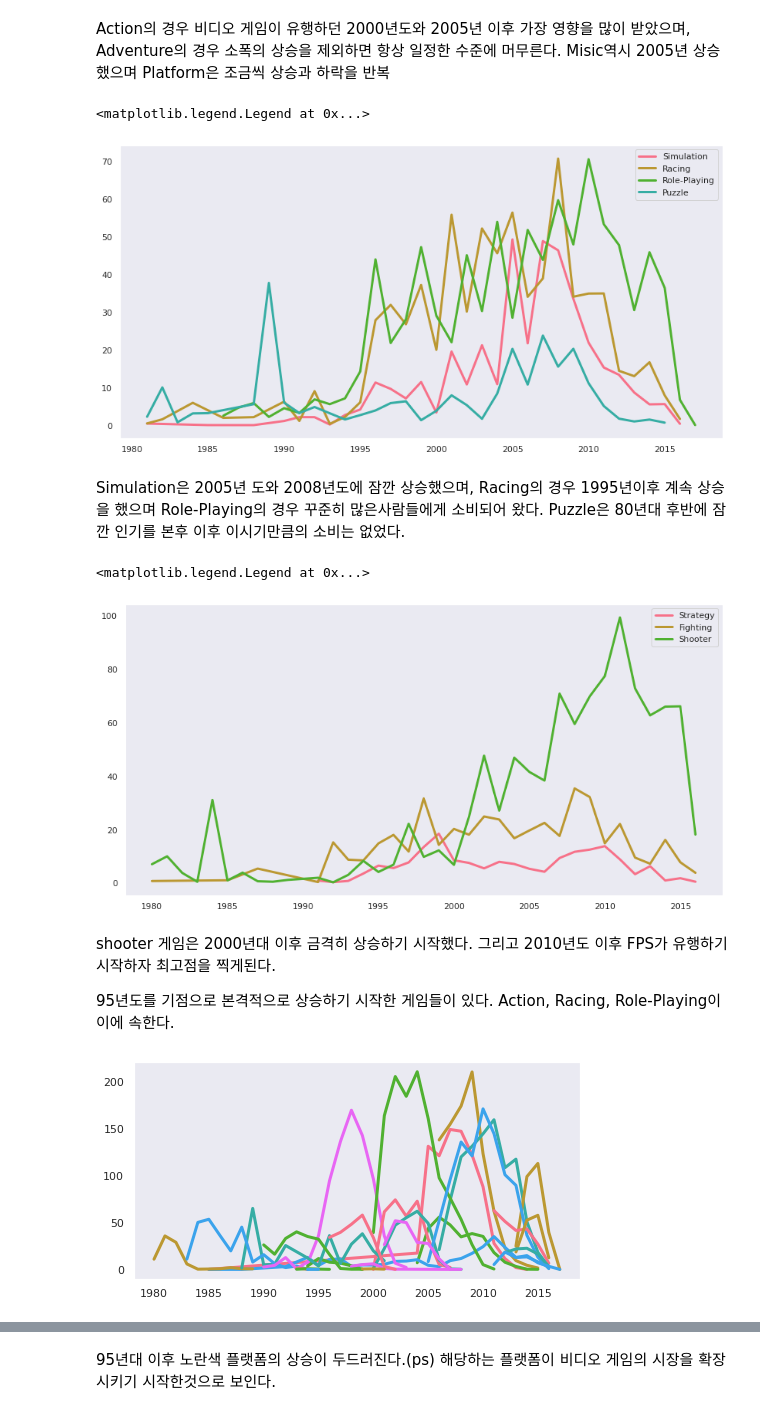
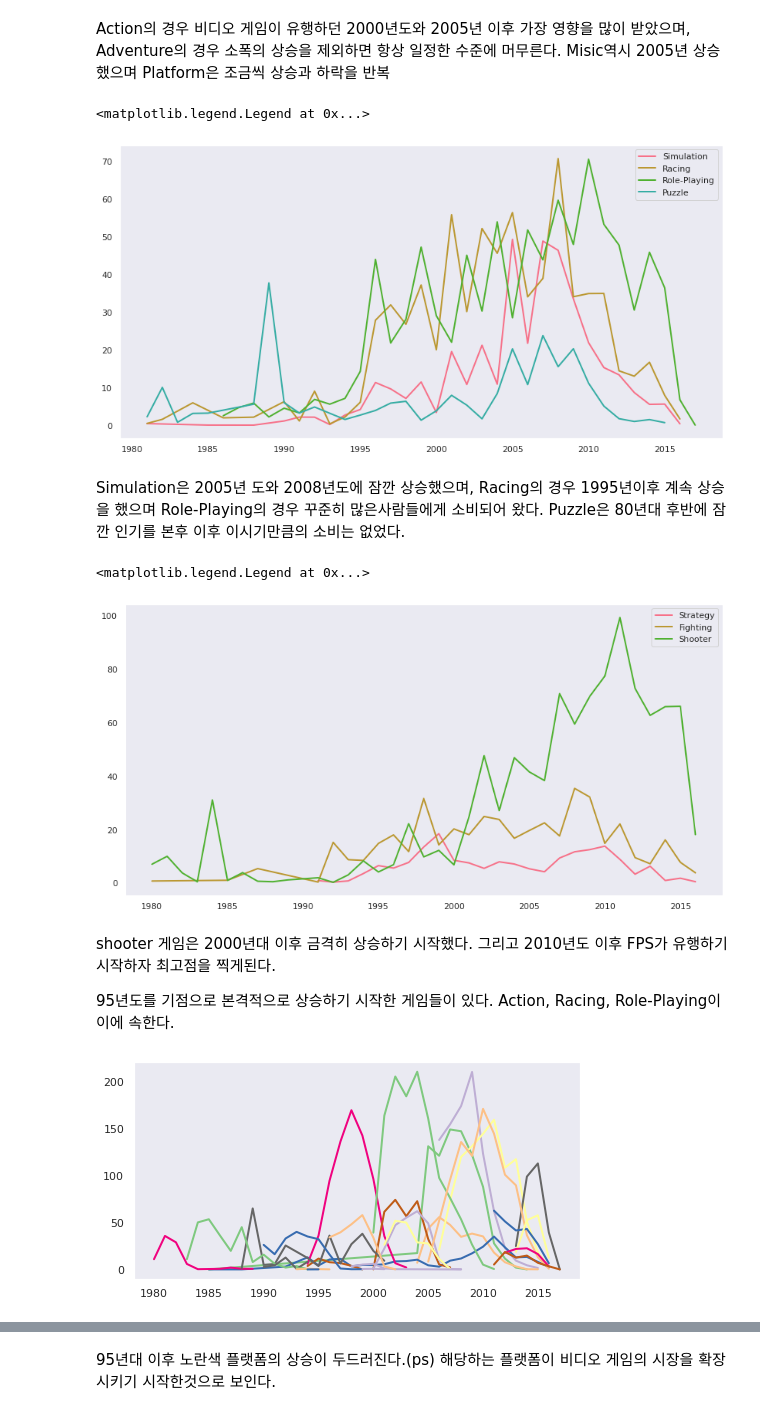
Before and after one commit to ljs7463/AnalysisProject, a Jupyter notebook: 개인프로젝트/3. VideoGame_analysis/Main.ipynb, the cells around one changed output, grey strips where cells are left out. Drawn from its saved outputs; the diff is of its cells as text; code cells hidden in the pictures.

```diff
--- a/개인프로젝트/3. VideoGame_analysis/Main.ipynb
+++ b/개인프로젝트/3. VideoGame_analysis/Main.ipynb
@@ -1139,7 +1135,7 @@ pd.DataFrame(dataset.groupby('Genre')['Total_Sales'].sum()).sort_values('Total_S
 # %%
 sizes =[1712.98, 1305.34, 1024.75, 901.51, 827.99, 779.70, 722.55, 443.54,]
 labels = ['Action', 'Sports', 'Shooter', 'Role-Playing', 'Platform', 'Misc', 'Racing', 'Fighting']
-sns.set_palette('husl')
+sns.set_palette('coolwarm')
 
 fig, ax = plt.subplots()
 patches, texts, autotexts = ax.pie(sizes,
@@ -1157,7 +1153,7 @@ genre_list = list(dataset['Genre'].unique())[:4]
 sns.set_palette('husl')
 
 for i in genre_list:
-  ax.plot(dataset[dataset['Genre']==i].groupby('Year')['Total_Sales'].sum(),label = i, lw =3)
+  ax.plot(dataset[dataset['Genre']==i].groupby('Year')['Total_Sales'].sum(),label = i, lw =2)
 
 plt.legend()
 # %% [output]
@@ -1171,25 +1167,25 @@ genre_list = list(dataset['Genre'].unique())[5:9]
 sns.set_palette('husl')
 
 for i in genre_list:
-  ax.plot(dataset[dataset['Genre']==i].groupby('Year')['Total_Sales'].sum(),label = i, lw =3)
+  ax.plot(dataset[dataset['Genre']==i].groupby('Year')['Total_Sales'].sum(),label = i, lw =2)
 
 plt.legend()
 # %% [output]
 <matplotlib.legend.Legend at 0x...>
-[figure, old version]
+[figure, new version]
 # %% [markdown]
 Simulation은 2005년 도와 2008년도에 잠깐 상승했으며, Racing의 경우 1995년이후 계속 상승을 했으며 Role-Playing의 경우 꾸준히 많은사람들에게 소비되어 왔다. Puzzle은 80년대 후반에 잠깐 인기를 본후 이후 이시기만큼의 소비는 없었다.
 # %%
 fig, ax =plt.subplots(figsize = (14,7))
 genre_list = list(dataset['Genre'].unique())[9:]
-sns.set_palette('husl')
+sns.set_palette('Accent')
 for i in genre_list:
-  ax.plot(dataset[dataset['Genre']==i].groupby('Year')['Total_Sales'].sum(),label = i, lw =3)
+  ax.plot(dataset[dataset['Genre']==i].groupby('Year')['Total_Sales'].sum(),label = i, lw =2)
 
 plt.legend()
 # %% [output]
 <matplotlib.legend.Legend at 0x...>
-[figure, old version]
+[figure, new version]
 # %% [markdown]
 shooter 게임은 2000년대 이후 금격히 상승하기 시작했다. 그리고 2010년도 이후 FPS가 유행하기 시작하자 최고점을 찍게된다.
 
@@ -1198,12 +1194,12 @@ Action, Racing, Role-Playing이 이에 속한다.
 # %%
 # 95년이후 상승한것에 대해 플랫폼과의 연관성을 확인하기 위해 연도별 플랫폼에따른 총 출고량 확인
 fig, ax = plt.subplots(figsize = (8,4))
-sns.set_palette('husl')
+sns.set_palette('Accent')
 
 for i in dataset['Platform'].unique():
-  ax.plot(dataset[dataset['Platform']==i].groupby('Year')['Total_Sales'].sum(),label = i,lw = 3)
+  ax.plot(dataset[dataset['Platform']==i].groupby('Year')['Total_Sales'].sum(),label = i,lw = 2)
 # %% [output]
-[figure, old version]
+[figure, new version]
 # %%
 dataset
 # %% [output]
```
Also changed, not shown: parts of 19 cells of this notebook.
